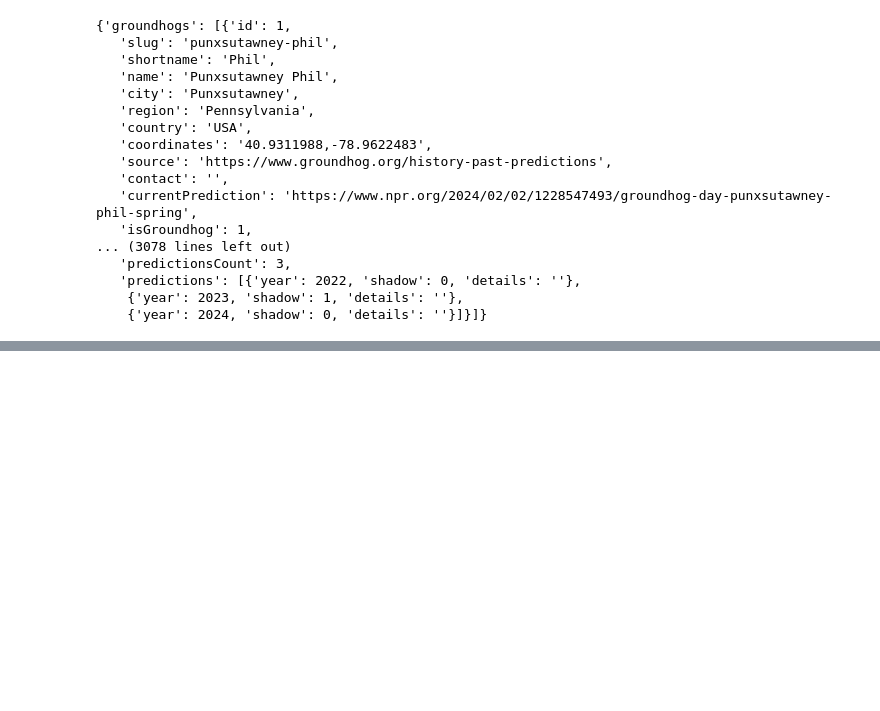
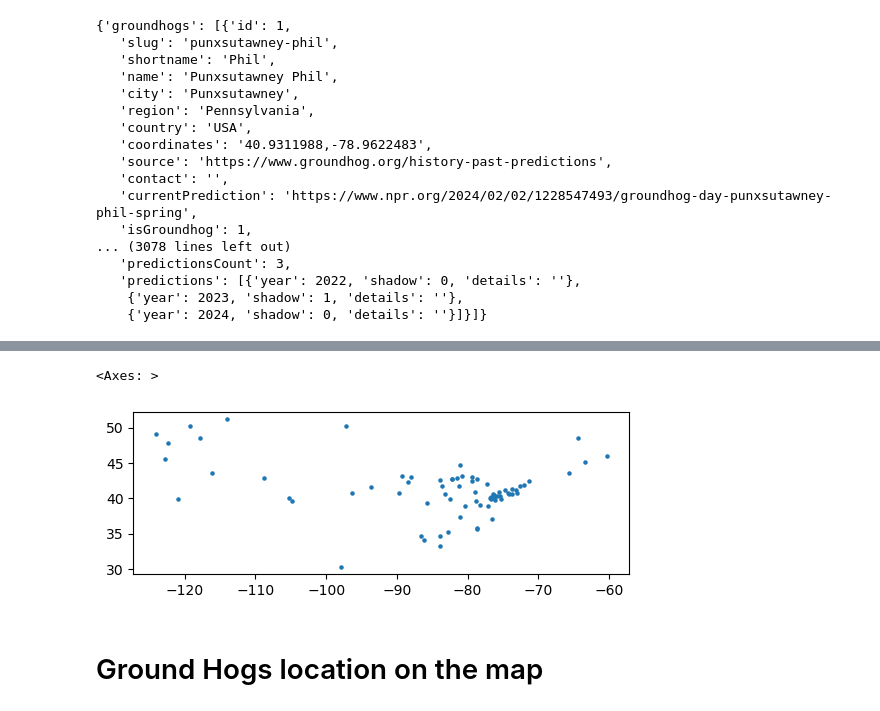
Before and after one commit to safi-alt/Groundhog-Day---Data-Science, a Jupyter notebook: GroundHogDatasetCreation.ipynb, the cells around one changed output, grey strips where cells are left out. Saved outputs shown, nothing was run; the diff lists cells and outputs as text; code cells hidden in the pictures; blank space fills up the shorter version.

Commit message:
Ground Hogs location Visualized on the map

```diff
--- a/GroundHogDatasetCreation.ipynb
+++ b/GroundHogDatasetCreation.ipynb
@@ -62,7 +62,19 @@ hogs.head()
 # Saving the extracted dataset
 hogs.to_csv("hogs.csv", index=False)
 # %%
-hogs["longitute"] = hogs["coordinates"].str.split(',').str[0]
-hogs["latitude"] = hogs["coordinates"].str.split(',').str[1]
+hogs["latitude"] = pd.to_numeric(hogs["coordinates"].str.split(',').str[0])
+hogs["longitude"] = pd.to_numeric(hogs["coordinates"].str.split(',').str[1])
+# %%
+# Convert DataFrame to GeoDataFrame
+
+gdf = gdp.GeoDataFrame(hogs,geometry=gdp.points_from_xy(hogs.longitude,hogs.latitude))
+
+# Plot
+gdf.plot(marker="o", markersize=5)
+# %% [output]
+<Axes: >
+[figure, added]
+# %% [markdown]
+# Ground Hogs location on the map
 # %%
 # Using folium to plot the hogs sightings
```
Also changed, not shown: parts of 3 cells of this notebook.
